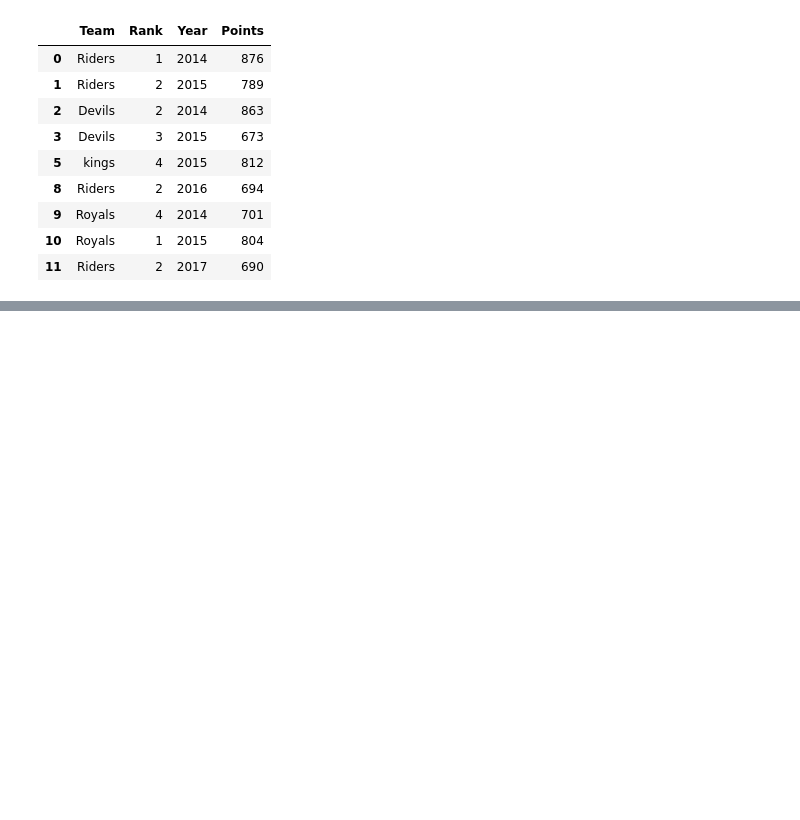
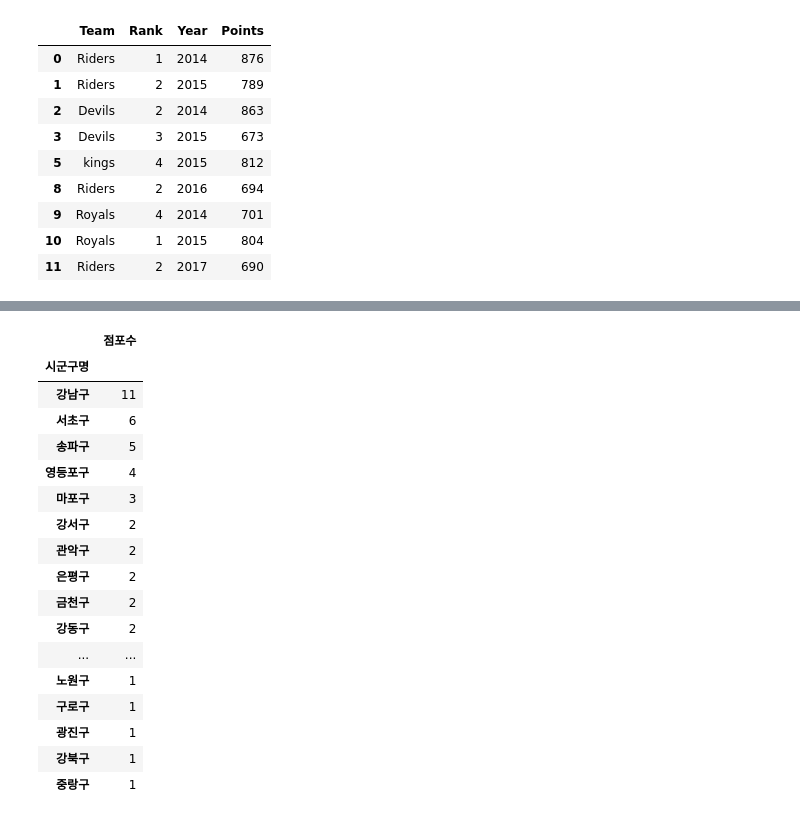
Before and after one commit to leekyuyoung20231211/python, a Jupyter notebook: 판다스2.ipynb, the cells around one changed output, grey strips where cells are left out. Saved outputs shown, nothing was run; the diff lists cells and outputs as text; code cells hidden in the pictures; blank space fills up the shorter version.

```diff
--- a/판다스2.ipynb
+++ b/판다스2.ipynb
@@ -254,0 +392,3 @@ grouped.filter(lambda x : x["Points"].max() > 800)
+# %%
+temp2 =  temp.groupby(['시군구명','표준산업분류명']).filter(lambda x: x['점포수']>=1000)
+temp2.head()
@@ -254,0 +402,3 @@ grouped.filter(lambda x : x["Points"].max() > 800)
+# %%
+temp3 = temp2.sort_values(by='시군구명')
+temp3.head()
@@ -254,0 +412,22 @@ grouped.filter(lambda x : x["Points"].max() > 800)
+# %%
+# temp3를 이용해서 구별로 1000개 이상인점포가 몇개인지 카운트하세요
+pd.DataFrame(temp3.groupby('시군구명')['점포수'].count()).sort_values(by='점포수', ascending=False)
+# %% [output]
+|  | 점포수 |
+| 시군구명 |  |
+| 강남구 | 11 |
+| 서초구 | 6 |
+| 송파구 | 5 |
+| 영등포구 | 4 |
+| 마포구 | 3 |
+| 강서구 | 2 |
+| 관악구 | 2 |
+| 은평구 | 2 |
+| 금천구 | 2 |
+| 강동구 | 2 |
+| ... | ... |
+| 노원구 | 1 |
+| 구로구 | 1 |
+| 광진구 | 1 |
+| 강북구 | 1 |
+| 중랑구 | 1 |
```
Also changed, not shown: parts of 27 cells of this notebook.
